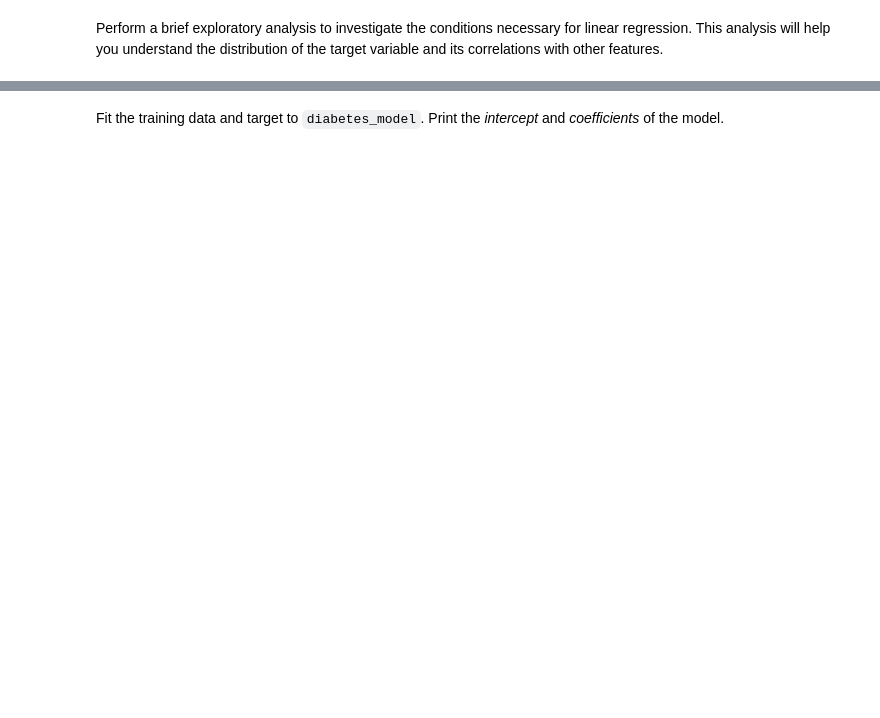
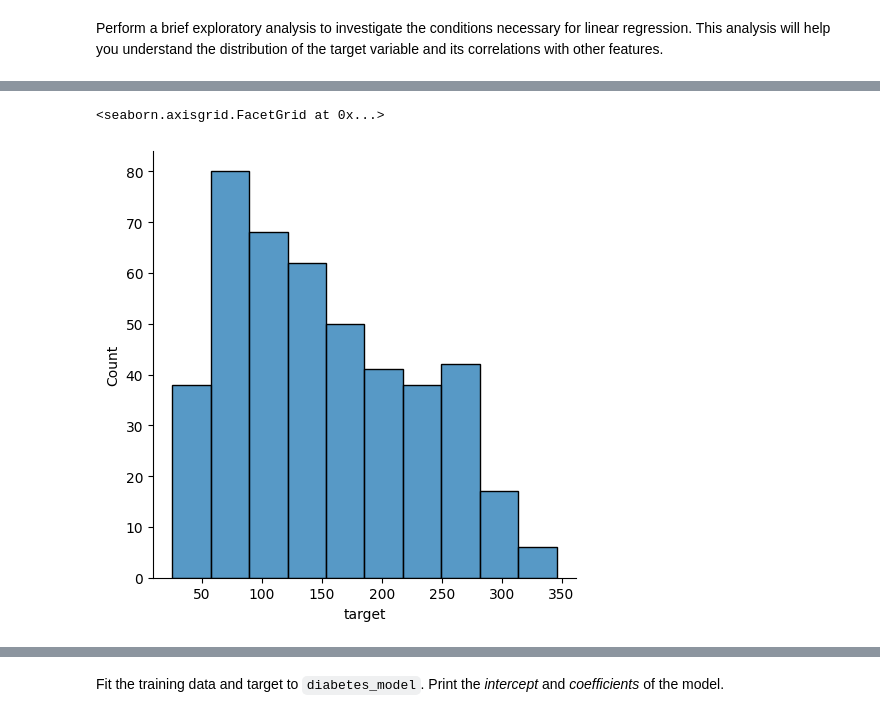
Before and after one commit to angelrodnah/2309_dsft_thebridge, a Jupyter notebook: 3-Machine_Learning/1-Supervisado/1-Regression/1-Linear_Regression/ejercicios/2 Diabetes.ipynb, the cells around one changed output, grey strips where cells are left out. Cells and saved outputs as stored; diff of their text form; code cells hidden in the pictures; blank space fills up the shorter version.

```diff
--- a/3-Machine_Learning/1-Supervisado/1-Regression/1-Linear_Regression/ejercicios/2 Diabetes.ipynb
+++ b/3-Machine_Learning/1-Supervisado/1-Regression/1-Linear_Regression/ejercicios/2 Diabetes.ipynb
@@ -30,3 +68,7 @@ Print the description in the cell below using the `DESCR` attribute of the `diab
 #### Now explore what are contained in the *data* portion as well as the *target* portion of `diabetes`.
 
 Scikit-learn typically takes in 2D numpy arrays as input (though pandas dataframes are also accepted). Inspect the shape of `data` and `target`. Confirm they are consistent with the data description.
+# %%
+df = pd.DataFrame(diabetes['data'], columns=diabetes['feature_names'])
+df['target'] = diabetes['target']
+df
@@ -46,0 +211,7 @@ Perform a brief exploratory analysis to investigate the conditions necessary for
+# %%
+import seaborn as sns
+
+sns.displot(df['target'])
+# %% [output]
+<seaborn.axisgrid.FacetGrid at 0x...>
+[figure, added]
```
Also changed, not shown: parts of 34 cells of this notebook.
